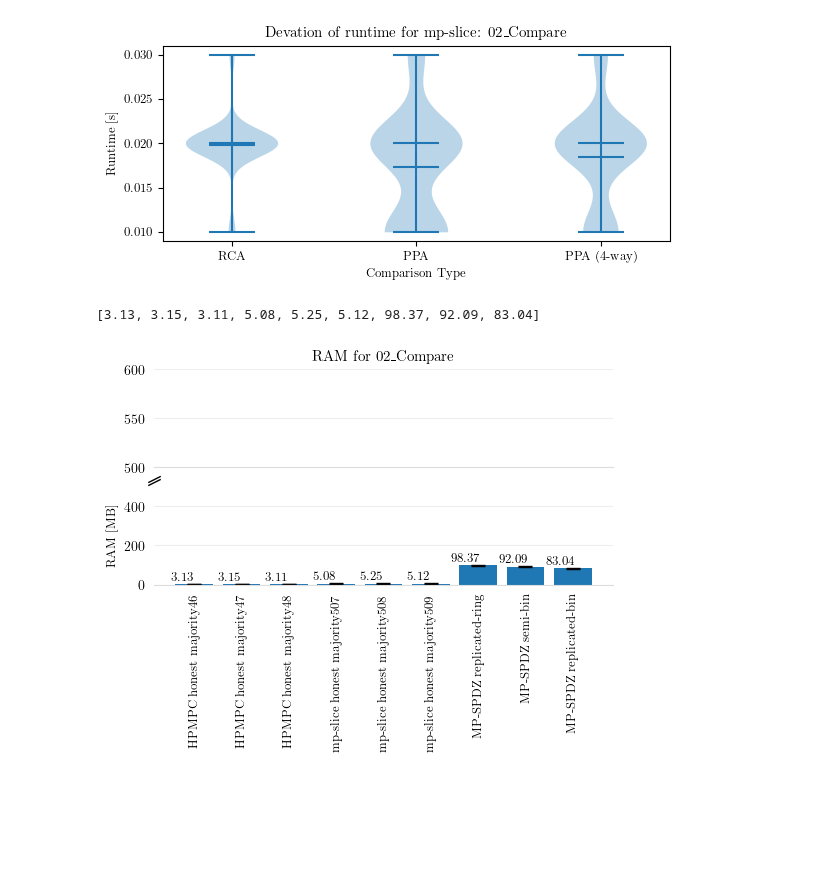
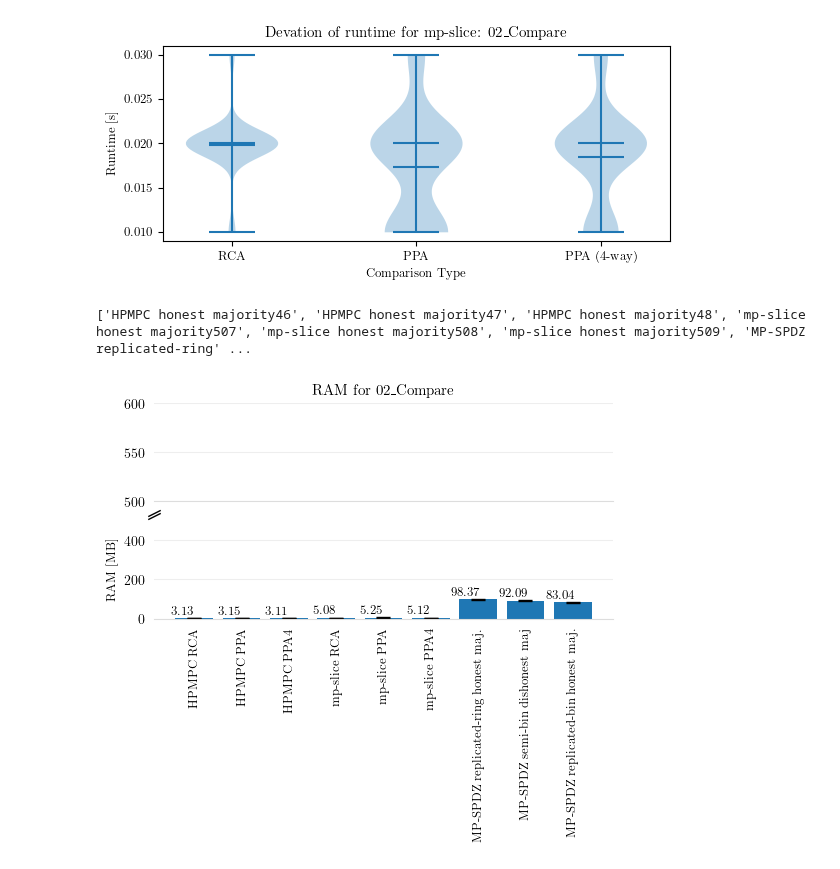
Before and after one commit to aSlunk/results, a Jupyter notebook: mp-slice/02_Compare/Deviation.ipynb, the cells around one changed output. Cells and saved outputs as stored; diff of their text form; code cells hidden in the pictures; blank space fills up the shorter version.

Commit message:
added labels

```diff
--- a/mp-slice/02_Compare/Deviation.ipynb
+++ b/mp-slice/02_Compare/Deviation.ipynb
@@ -168,6 +177,10 @@ packetdrop,label=rf.get_packetdrop_deviation(data)
 # del label[-2]
 # del label[-2]
 
+label = ['HPMPC RCA', 'HPMPC PPA', 'HPMPC PPA4', 'mp-slice RCA', 'mp-slice PPA', 'mp-slice PPA4', 'MP-SPDZ replicated-ring honest maj.', 'MP-SPDZ semi-bin dishonest maj', 'MP-SPDZ replicated-bin honest maj.']
+# label = ['HPMPC RCA', 'HPMPC PPA', 'HPMPC PPA4', 'mp-slice RCA', 'mp-slice PPA', 'mp-slice PPA4', 'MP-SPDZ replicated-ring honest maj.', 'MP-SPDZ semi2k dishonest maj.']
+# label = ['HPMPC honest majority', 'mp-slice honest majority', 'MP-SPDZ replicated-ring honest maj', 'MP-SPDZ semi2k dishonest maj.']
+
 print(label)
 rf.plot_deviation(packetdrop,label,"test.png",experiment,"Packetdrop [\\%]","Runtime [s]",True)
 # %% [output]
@@ -241,6 +254,11 @@ bandwidth,label=rf.get_bandwidth_deviation(data)
 # del label[-2]
 # del label[-2]
 
+label = ['HPMPC RCA', 'HPMPC PPA', 'HPMPC PPA4', 'mp-slice RCA', 'mp-slice PPA', 'mp-slice PPA4', 'MP-SPDZ replicated-ring honest maj.', 'MP-SPDZ semi-bin dishonest maj', 'MP-SPDZ replicated-bin honest maj.']
+# label = ['HPMPC RCA', 'HPMPC PPA', 'HPMPC PPA4', 'mp-slice RCA', 'mp-slice PPA', 'mp-slice PPA4', 'MP-SPDZ replicated-ring honest maj.', 'MP-SPDZ semi2k dishonest maj.']
+# label = ['HPMPC honest majority', 'mp-slice honest majority', 'MP-SPDZ replicated-ring honest maj', 'MP-SPDZ semi2k dishonest maj.']
+
+print(label)
 [df['mean'].iloc[0] for df in bandwidth]
 # %% [output]
 min bandwidths(Mbs)
@@ -366,7 +384,10 @@ def plot_ram_bar(data,experiment,frameworks):
             error.append(round(err,2))
             label.append(frameworks[i])
     #ax.set_yscale('log')  # Set y-axis as logarithmic
-    print(values)
+    print(label)
+    label = ['HPMPC RCA', 'HPMPC PPA', 'HPMPC PPA4', 'mp-slice RCA', 'mp-slice PPA', 'mp-slice PPA4', 'MP-SPDZ replicated-ring honest maj.', 'MP-SPDZ semi-bin dishonest maj', 'MP-SPDZ replicated-bin honest maj.']
+    # label = ['HPMPC honest majority', 'mp-slice honest majority', 'MP-SPDZ replicated-ring honest maj', 'MP-SPDZ semi2k dishonest maj.']
+    # label = ['HPMPC RCA', 'HPMPC PPA', 'HPMPC PPA4', 'mp-slice RCA', 'mp-slice PPA', 'mp-slice PPA4', 'MP-SPDZ replicated-ring honest maj.', 'MP-SPDZ semi2k dishonest maj.']
     bars=ax1.bar(label,values,yerr=error,capsize=5)
     bars2=ax2.bar(label,values,yerr=error,capsize=5)
     ax2.set_ylabel('RAM [MB]')
@@ -386,32 +407,32 @@ def plot_ram_bar(data,experiment,frameworks):
     # Third, add a horizontal grid (but keep the vertical grid hidden).
     # Color the lines a light gray as well.
     ax1.set_axisbelow(True)
     ax1.yaxis.grid(True, color='#EEEEEE')
     ax1.xaxis.grid(False)
     ax2.set_axisbelow(True)
     ax2.yaxis.grid(True, color='#EEEEEE')
     ax2.xaxis.grid(False)
     # Rotate labels
     ax1.set_ylim(500,600)
     ax2.set_ylim(0,500)
     # Add values on top of bars
     for bar in bars2:
         yval = bar.get_height()
         plt.text(bar.get_x() + bar.get_width()/2 -0.26, yval  +7.5, yval, ha='center', va='bottom',weight='bold')
 
     # zoom-in / limit the view to different portions of the data
     ax1.tick_params(axis='y', labelsize=10)
     ax2.tick_params(axis='y', labelsize=10)
     d = .5  # proportion of vertical to horizontal extent of the slanted line
     kwargs = dict(marker=[(-1, -d), (1, d)], markersize=9,
               linestyle="none", color='k', mec='k', mew=1, clip_on=False)
     ax1.plot([-0.15], transform=ax1.transAxes, **kwargs)
     ax2.plot([1.08], transform=ax2.transAxes, **kwargs)
     ax1.figure.set_size_inches(5.91, 2.8)
     ax2.figure.set_size_inches(5.91, 2.8)
     plt.xticks(rotation='vertical')
     plt.show()
 plot_ram_bar(data,experiment,framworks)
 # %% [output]
-[3.13, 3.15, 3.11, 5.08, 5.25, 5.12, 98.37, 92.09, 83.04]
+['HPMPC honest majority46', 'HPMPC honest majority47', 'HPMPC honest majority48', 'mp-slice honest majority507', 'mp-slice honest majority508', 'mp-slice honest majority509', 'MP-SPDZ replicated-ring' ...
-[figure, old version]
+[figure, new version]
```
Also changed, not shown: parts of 6 cells of this notebook, 4 other files.
